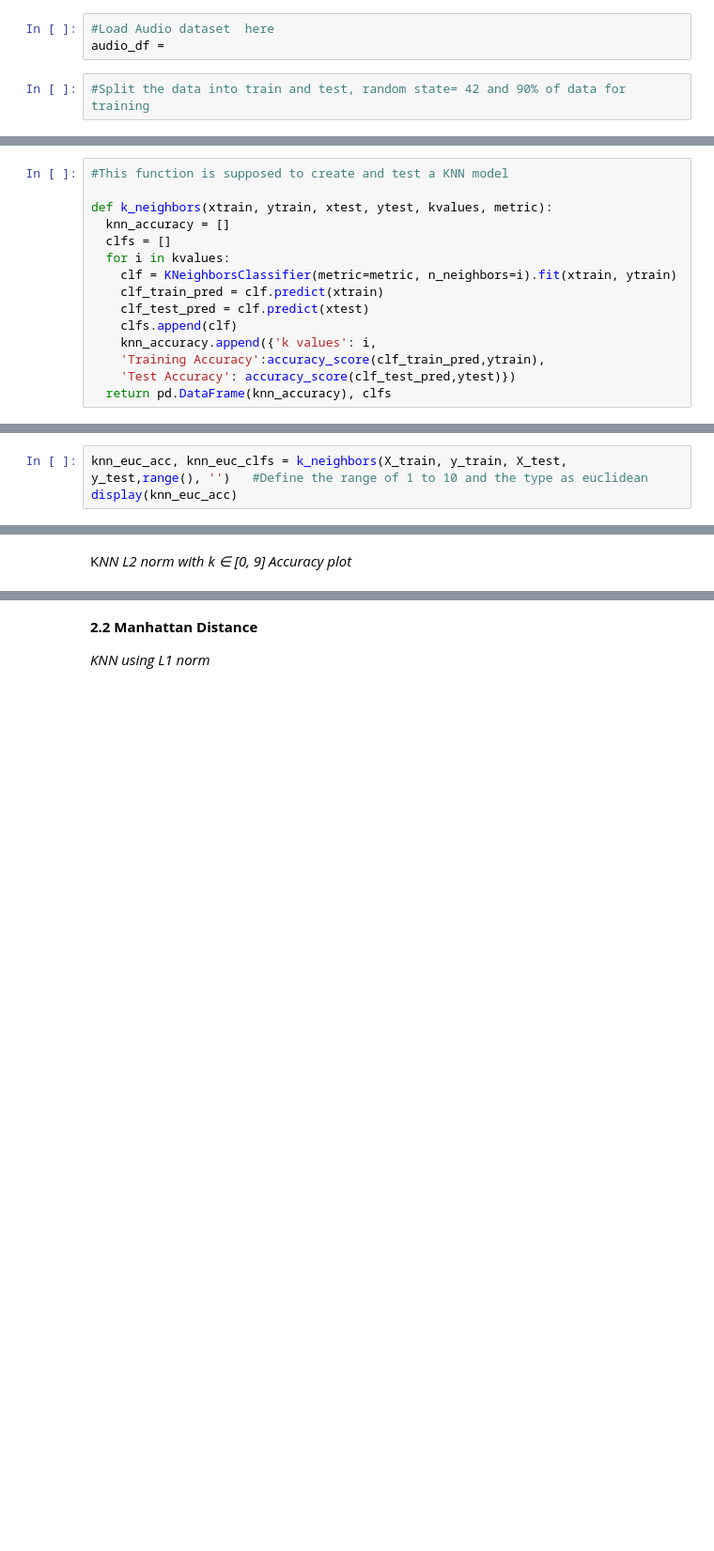
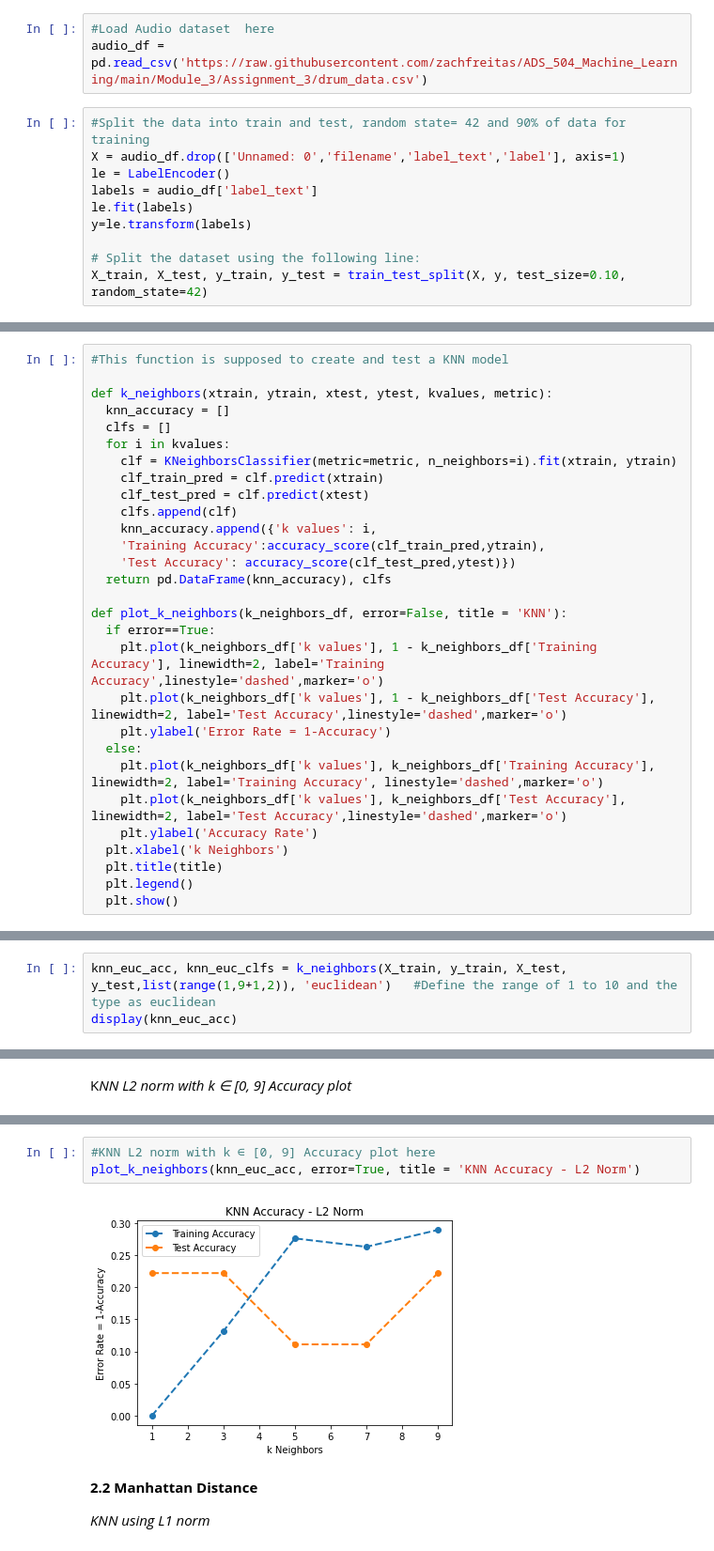
Before and after one commit to zachfreitas/ADS_504_Machine_Learning, a Jupyter notebook: Module_3/Assignment_3/Assignment_3_Template_final.ipynb, the cells around one changed output, grey strips where cells are left out. Shown at 94% size. Cells and saved outputs as stored; diff of their text form; blank space fills up the shorter version.

```diff
--- a/Module_3/Assignment_3/Assignment_3_Template_final.ipynb
+++ b/Module_3/Assignment_3/Assignment_3_Template_final.ipynb
@@ -36,9 +42,17 @@ errors as below.
 *2.1 Euclidean Distance*
 # %%
 #Load Audio dataset  here
-audio_df =
+audio_df = pd.read_csv('https://raw.githubusercontent.com/zachfreitas/ADS_504_Machine_Learning/main/Module_3/Assignment_3/drum_data.csv')
 # %%
 #Split the data into train and test, random state= 42 and 90% of data for training
+X = audio_df.drop(['Unnamed: 0','filename','label_text','label'], axis=1)
+le = LabelEncoder()
+labels = audio_df['label_text']
+le.fit(labels)
+y=le.transform(labels)
+
+# Split the dataset using the following line:
+X_train, X_test, y_train, y_test = train_test_split(X, y, test_size=0.10, random_state=42)
 # %% [markdown]
 *KNN with k ∈ [1, 9]*
 # %%
@@ -56,8 +70,22 @@ def k_neighbors(xtrain, ytrain, xtest, ytest, kvalues, metric):
     'Training Accuracy':accuracy_score(clf_train_pred,ytrain),
     'Test Accuracy': accuracy_score(clf_test_pred,ytest)})
   return pd.DataFrame(knn_accuracy), clfs
+
+def plot_k_neighbors(k_neighbors_df, error=False, title = 'KNN'):
+  if error==True:
+    plt.plot(k_neighbors_df['k values'], 1 - k_neighbors_df['Training Accuracy'], linewidth=2, label='Training Accuracy',linestyle='dashed',marker='o')
+    plt.plot(k_neighbors_df['k values'], 1 - k_neighbors_df['Test Accuracy'], linewidth=2, label='Test Accuracy',linestyle='dashed',marker='o')
+    plt.ylabel('Error Rate = 1-Accuracy')
+  else:
+    plt.plot(k_neighbors_df['k values'], k_neighbors_df['Training Accuracy'], linewidth=2, label='Training Accuracy', linestyle='dashed',marker='o')
+    plt.plot(k_neighbors_df['k values'], k_neighbors_df['Test Accuracy'], linewidth=2, label='Test Accuracy',linestyle='dashed',marker='o')
+    plt.ylabel('Accuracy Rate')
+  plt.xlabel('k Neighbors')
+  plt.title(title)
+  plt.legend()
+  plt.show()
 # %% [markdown]
 *KNN using L2 norm*
 # %%
-knn_euc_acc, knn_euc_clfs = k_neighbors(X_train, y_train, X_test, y_test,range(), '')   #Define the range of 1 to 10 and the type as euclidean
+knn_euc_acc, knn_euc_clfs = k_neighbors(X_train, y_train, X_test, y_test,list(range(1,9+1,2)), 'euclidean')   #Define the range of 1 to 10 and the type as euclidean
 display(knn_euc_acc)
@@ -74,3 +101,8 @@ plt.show()
+# %%
+#KNN L2 norm with k ∈ [0, 9] Accuracy plot here
+plot_k_neighbors(knn_euc_acc, error=True, title = 'KNN Accuracy - L2 Norm')
+# %% [output]
+[figure, added]
 # %% [markdown]
 **2.2 Manhattan Distance**
 
```
Also changed, not shown: parts of 15 cells of this notebook.
